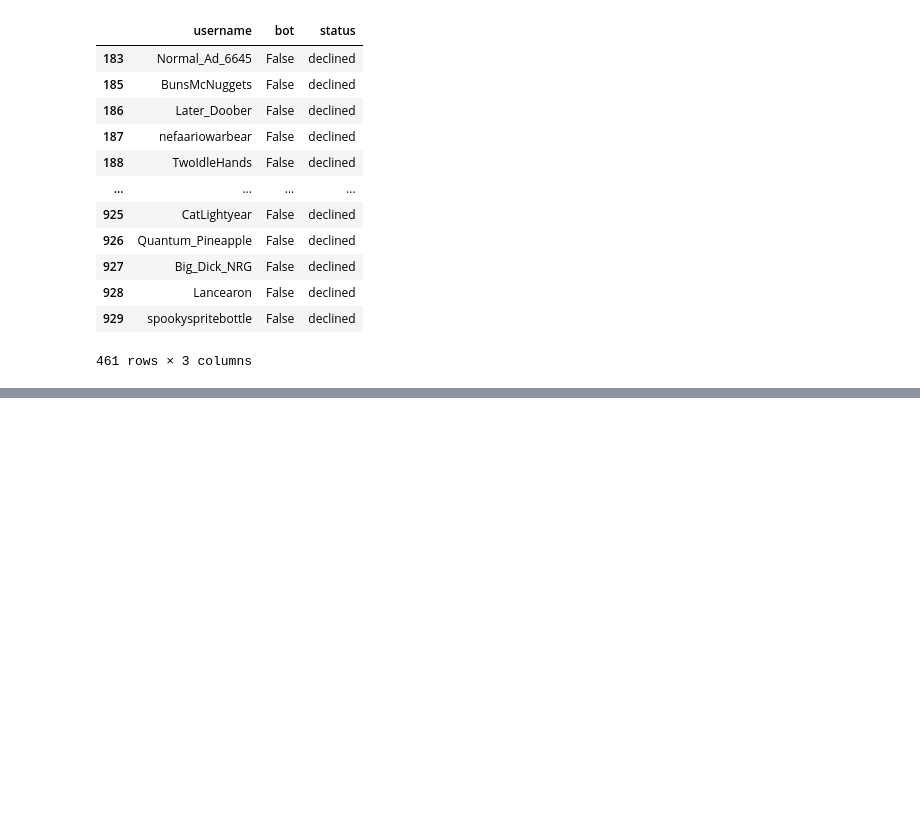
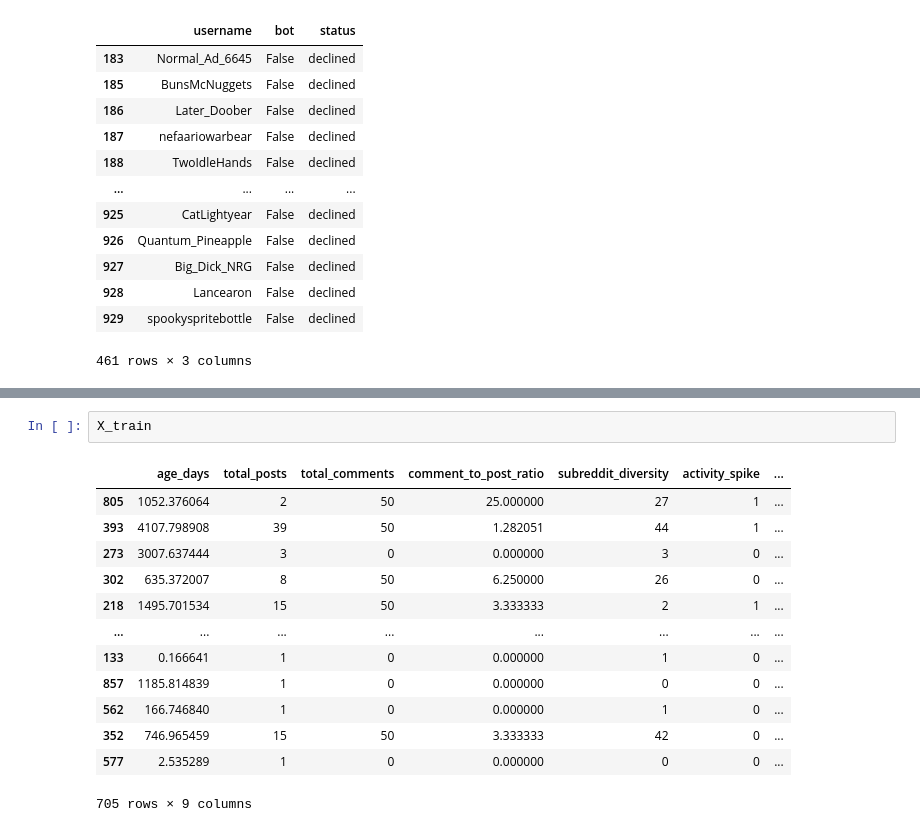
Before and after one commit to SilveerDusk/UnwrapHackathon, a Jupyter notebook: botEval.ipynb, the cells around one changed output, grey strips where cells are left out. Saved outputs shown, nothing was run; the diff lists cells and outputs as text; blank space fills up the shorter version.

```diff
--- a/botEval.ipynb
+++ b/botEval.ipynb
@@ -146,0 +316,16 @@ bots[~bots['bot']]
+# %%
+X_train
+# %% [output]
+|  | age_days | total_posts | total_comments | comment_to_post_ratio | subreddit_diversity | activity_spike | ... |
+| 805 | 1052.376064 | 2 | 50 | 25.000000 | 27 | 1 | ... |
+| 393 | 4107.798908 | 39 | 50 | 1.282051 | 44 | 1 | ... |
+| 273 | 3007.637444 | 3 | 0 | 0.000000 | 3 | 0 | ... |
+| 302 | 635.372007 | 8 | 50 | 6.250000 | 26 | 0 | ... |
+| 218 | 1495.701534 | 15 | 50 | 3.333333 | 2 | 1 | ... |
+| ... | ... | ... | ... | ... | ... | ... | ... |
+| 133 | 0.166641 | 1 | 0 | 0.000000 | 1 | 0 | ... |
+| 857 | 1185.814839 | 1 | 0 | 0.000000 | 0 | 0 | ... |
+| 562 | 166.746840 | 1 | 0 | 0.000000 | 1 | 0 | ... |
+| 352 | 746.965459 | 15 | 50 | 3.333333 | 42 | 0 | ... |
+| 577 | 2.535289 | 1 | 0 | 0.000000 | 0 | 0 | ... |
+705 rows × 9 columns
```
Also changed, not shown: parts of 27 cells of this notebook, 10 other files.
